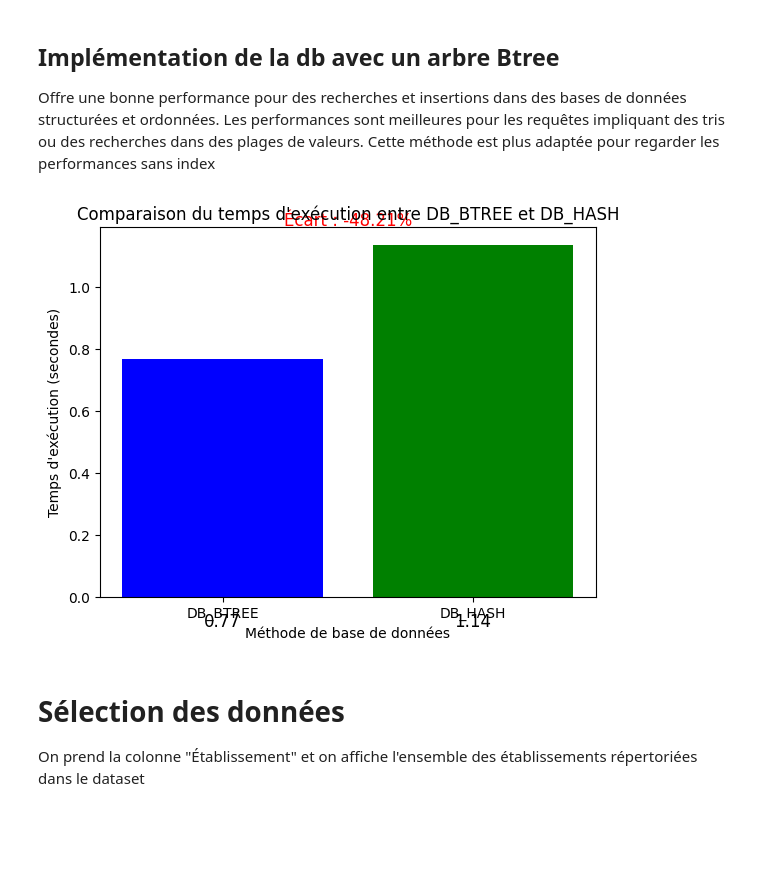
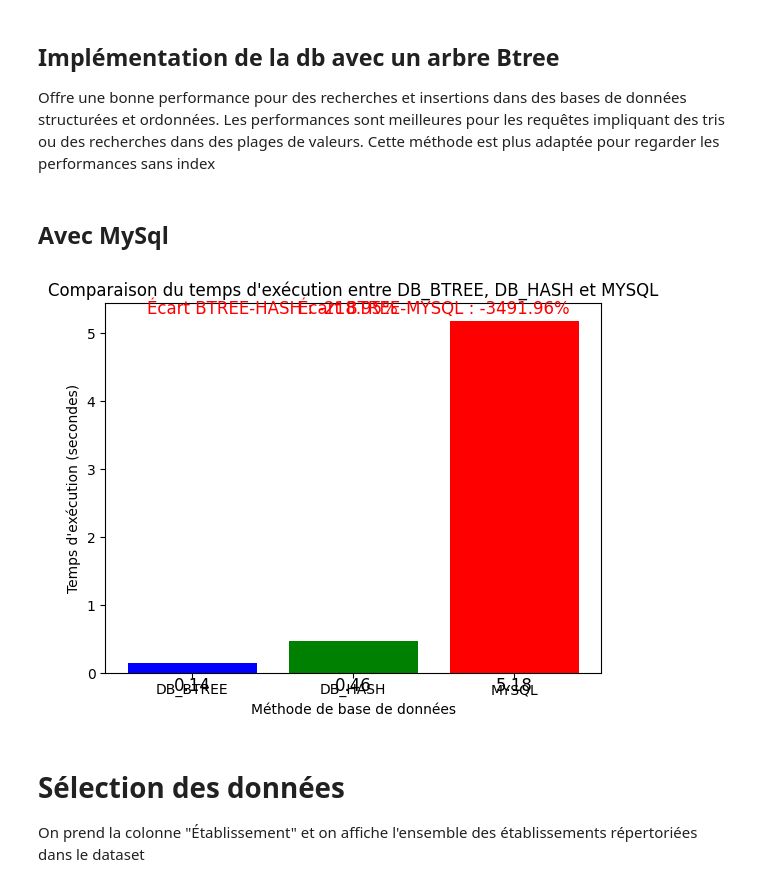
Before and after one commit to jrj37/Benchmark_TDLE, a Jupyter notebook: parcoursup_bekerleydb.ipynb, the cells around one changed output. Drawn from its saved outputs; the diff is of its cells as text; code cells hidden in the pictures; blank space fills up the shorter version.

Commit message:
add mysql comparaison

```diff
--- a/parcoursup_bekerleydb.ipynb
+++ b/parcoursup_bekerleydb.ipynb
@@ -192,3 +291,5 @@ def import_data_with_btree(csv_file, db_btree_file):
         print(f"Une erreur est survenue avec DB_BTREE : {e}")
     finally:
         db_btree.close()
+# %% [markdown]
+## Avec MySql
@@ -196,47 +450,57 @@ def import_data_with_btree(csv_file, db_btree_file):
 import matplotlib.pyplot as plt
 
 # Chemin vers le fichier CSV et la base de données BerkeleyDB
-csv_file = 'fr-esr-parcoursup_cleaned.csv'  # Remplace ce chemin si nécessaire
-db_btree_file = 'parcoursup_btree.db'
-db_hash_file = 'parcoursup_hash.db'
+csv_file = 'data/fr-esr-parcoursup_cleaned.csv'  # Remplace ce chemin si nécessaire
+db_btree_file = 'data/parcoursup_btree.db'
+db_hash_file = 'data/parcoursup_hash.db'
 
 # Mesurer le temps d'exécution des deux approches
 btree_duration = import_data_with_btree(csv_file, db_btree_file)
 hash_duration = import_data_with_hash(csv_file, db_hash_file)
+mysql_duration = import_data_with_mysql(df)
 
-# Calculer l'écart en pourcentage
+# Calculer l'écart en pourcentage pour BTREE et HASH
 if btree_duration > hash_duration:
-    percentage_diff = ((btree_duration - hash_duration) / hash_duration) * 100
-    text = f'+{percentage_diff:.2f}%'
+    percentage_diff_btree_hash = ((btree_duration - hash_duration) / hash_duration) * 100
+    text_btree_hash = f'+{percentage_diff_btree_hash:.2f}%'
 else:
-    percentage_diff = ((hash_duration - btree_duration) / btree_duration) * 100
-    text = f'-{percentage_diff:.2f}%'
+    percentage_diff_btree_hash = ((hash_duration - btree_duration) / btree_duration) * 100
+    text_btree_hash = f'-{percentage_diff_btree_hash:.2f}%'
+
+# Calculer l'écart en pourcentage pour MYSQL
+if btree_duration > mysql_duration:
+    percentage_diff_btree_mysql = ((btree_duration - mysql_duration) / mysql_duration) * 100
+    text_btree_mysql = f'+{percentage_diff_btree_mysql:.2f}%'
+else:
+    percentage_diff_btree_mysql = ((mysql_duration - btree_duration) / btree_duration) * 100
+    text_btree_mysql = f'-{percentage_diff_btree_mysql:.2f}%'
 
 # Créer les données pour le barplot
-labels = ['DB_BTREE', 'DB_HASH']
-durations = [btree_duration, hash_duration]
+labels = ['DB_BTREE', 'DB_HASH', 'MYSQL']
+durations = [btree_duration, hash_duration, mysql_duration]
 
 # Créer le barplot
 fig, ax = plt.subplots()
-bars = ax.bar(labels, durations, color=['blue', 'green'])
+bars = ax.bar(labels, durations, color=['blue', 'green', 'red'])
 
 # Ajouter les titres et labels
 ax.set_xlabel('Méthode de base de données')
 ax.set_ylabel('Temps d\'exécution (secondes)')
-ax.set_title('Comparaison du temps d\'exécution entre DB_BTREE et DB_HASH')
+ax.set_title('Comparaison du temps d\'exécution entre DB_BTREE, DB_HASH et MYSQL')
 
 # Ajouter le texte du pourcentage d'écart sur le graphique
-ax.text(0.5, max(durations) + 0.05, f'Écart : {text}', ha='center', va='bottom', fontsize=12, color='red')
+ax.text(0.5, max(durations) + 0.05, f'Écart BTREE-HASH : {text_btree_hash}', ha='center', va='bottom', fontsize=12, color='red')
+ax.text(1.5, max(durations) + 0.05, f'Écart BTREE-MYSQL : {text_btree_mysql}', ha='center', va='bottom', fontsize=12, color='red')
 
 # Ajouter les valeurs en bas de chaque barre
 for bar in bars:
     yval = bar.get_height()
     ax.text(bar.get_x() + bar.get_width() / 2, -0.05, f'{yval:.2f}', ha='center', va='top', fontsize=12, color='black')
 
 # Afficher le graphique
 plt.show()
 # %% [output]
-[figure, old version]
+[figure, new version]
 # %% [markdown]
 # Sélection des données
 On prend la colonne "Établissement" et on affiche l'ensemble des établissements répertoriées dans le dataset
```
Also changed, not shown: parts of 23 cells of this notebook, 3 other files.
